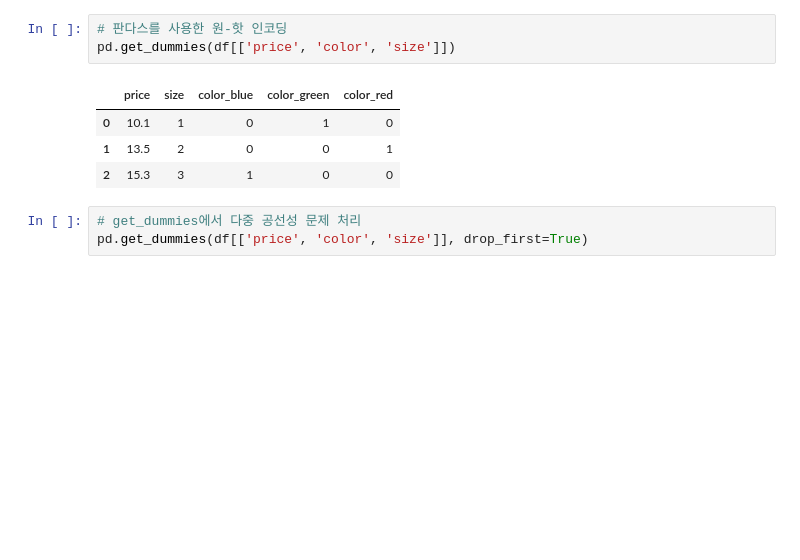
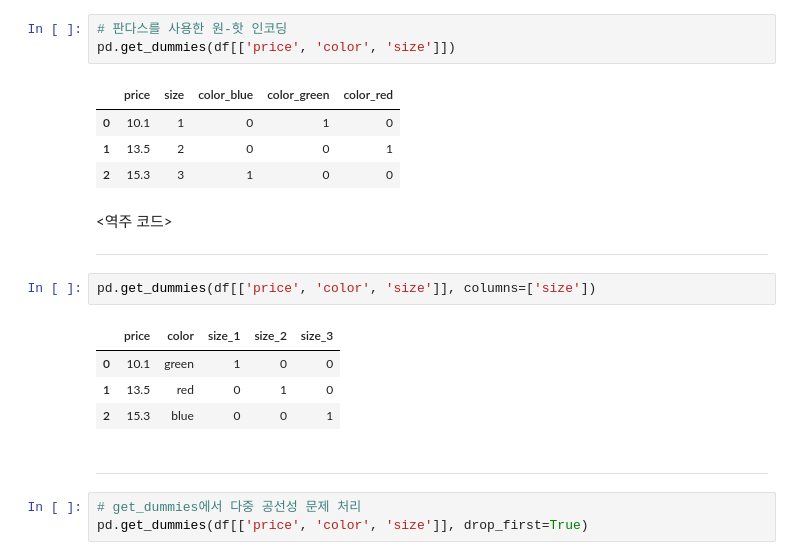
Before and after one commit to rickiepark/ml-with-pytorch, a Jupyter notebook: ch04/ch04.ipynb, the cells around one changed output. Drawn from its saved outputs; the diff is of its cells as text; blank space fills up the shorter version.

```diff
--- a/ch04/ch04.ipynb
+++ b/ch04/ch04.ipynb
@@ -324,6 +437,19 @@ pd.get_dummies(df[['price', 'color', 'size']])
 | 0 | 10.1 | 1 | 0 | 1 | 0 |
 | 1 | 13.5 | 2 | 0 | 0 | 1 |
 | 2 | 15.3 | 3 | 1 | 0 | 0 |
+# %% [markdown]
+<역주 코드>
+
+---
+# %%
+pd.get_dummies(df[['price', 'color', 'size']], columns=['size'])
+# %% [output]
+|  | price | color | size_1 | size_2 | size_3 |
+| 0 | 10.1 | green | 1 | 0 | 0 |
+| 1 | 13.5 | red | 0 | 1 | 0 |
+| 2 | 15.3 | blue | 0 | 0 | 1 |
+# %% [markdown]
+---
 # %%
 # get_dummies에서 다중 공선성 문제 처리
 pd.get_dummies(df[['price', 'color', 'size']], drop_first=True)
```
Also changed, not shown: parts of 59 cells of this notebook.
